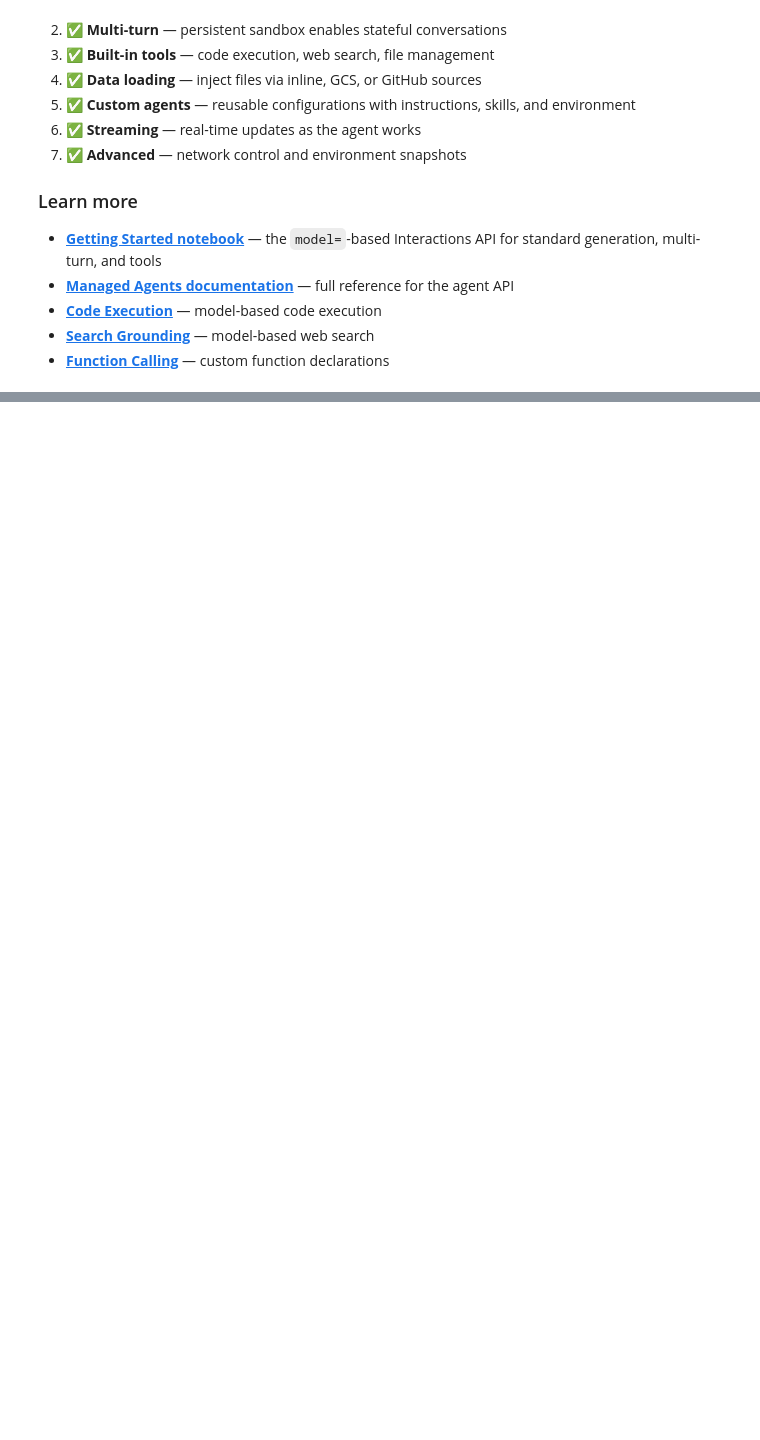
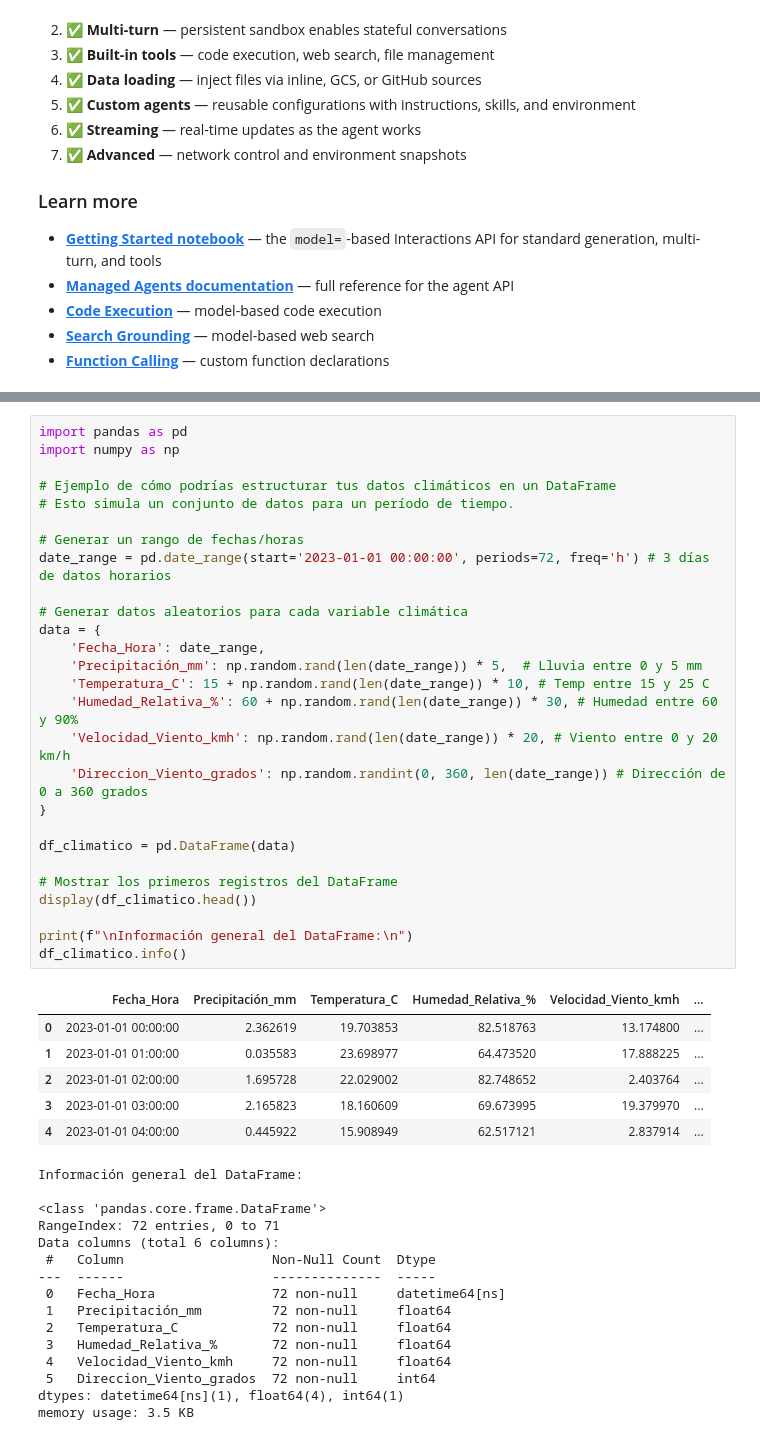
Before and after one commit to HILDA1972MORENO/DESHBOARD---LA-HONDA-, a Jupyter notebook: quickstarts/Get_started_managed_agents.ipynb, the cells around one changed output, grey strips where cells are left out. Cells and saved outputs as stored; diff of their text form; blank space fills up the shorter version.

```diff
--- a/quickstarts/Get_started_managed_agents.ipynb
+++ b/quickstarts/Get_started_managed_agents.ipynb
@@ -928,0 +969,49 @@ You've walked through the core capabilities of managed agents:
+# %%
+import pandas as pd
+import numpy as np
+
+# Ejemplo de cómo podrías estructurar tus datos climáticos en un DataFrame
+# Esto simula un conjunto de datos para un período de tiempo.
+
+# Generar un rango de fechas/horas
+date_range = pd.date_range(start='2023-01-01 00:00:00', periods=72, freq='h') # 3 días de datos horarios
+
+# Generar datos aleatorios para cada variable climática
+data = {
+    'Fecha_Hora': date_range,
+    'Precipitación_mm': np.random.rand(len(date_range)) * 5,  # Lluvia entre 0 y 5 mm
+    'Temperatura_C': 15 + np.random.rand(len(date_range)) * 10, # Temp entre 15 y 25 C
+    'Humedad_Relativa_%': 60 + np.random.rand(len(date_range)) * 30, # Humedad entre 60 y 90%
+    'Velocidad_Viento_kmh': np.random.rand(len(date_range)) * 20, # Viento entre 0 y 20 km/h
+    'Direccion_Viento_grados': np.random.randint(0, 360, len(date_range)) # Dirección de 0 a 360 grados
+}
+
+df_climatico = pd.DataFrame(data)
+
+# Mostrar los primeros registros del DataFrame
+display(df_climatico.head())
+
+print(f"\nInformación general del DataFrame:\n")
+df_climatico.info()
+# %% [output]
+|  | Fecha_Hora | Precipitación_mm | Temperatura_C | Humedad_Relativa_% | Velocidad_Viento_kmh | ... |
+| 0 | 2023-01-01 00:00:00 | 2.362619 | 19.703853 | 82.518763 | 13.174800 | ... |
+| 1 | 2023-01-01 01:00:00 | 0.035583 | 23.698977 | 64.473520 | 17.888225 | ... |
+| 2 | 2023-01-01 02:00:00 | 1.695728 | 22.029002 | 82.748652 | 2.403764 | ... |
+| 3 | 2023-01-01 03:00:00 | 2.165823 | 18.160609 | 69.673995 | 19.379970 | ... |
+| 4 | 2023-01-01 04:00:00 | 0.445922 | 15.908949 | 62.517121 | 2.837914 | ... |
+Información general del DataFrame:
+
+<class 'pandas.core.frame.DataFrame'>
+RangeIndex: 72 entries, 0 to 71
+Data columns (total 6 columns):
+ #   Column                   Non-Null Count  Dtype
+---  ------                   --------------  -----
+ 0   Fecha_Hora               72 non-null     datetime64[ns]
+ 1   Precipitación_mm         72 non-null     float64
+ 2   Temperatura_C            72 non-null     float64
+ 3   Humedad_Relativa_%       72 non-null     float64
+ 4   Velocidad_Viento_kmh     72 non-null     float64
+ 5   Direccion_Viento_grados  72 non-null     int64
+dtypes: datetime64[ns](1), float64(4), int64(1)
+memory usage: 3.5 KB
```
Also changed, not shown: parts of 10 cells of this notebook.
